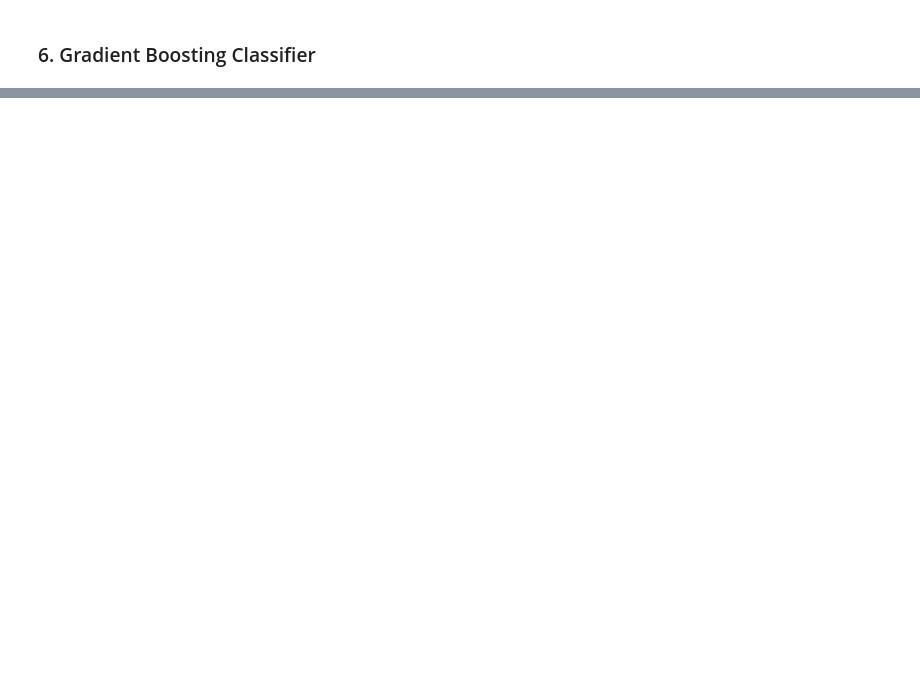
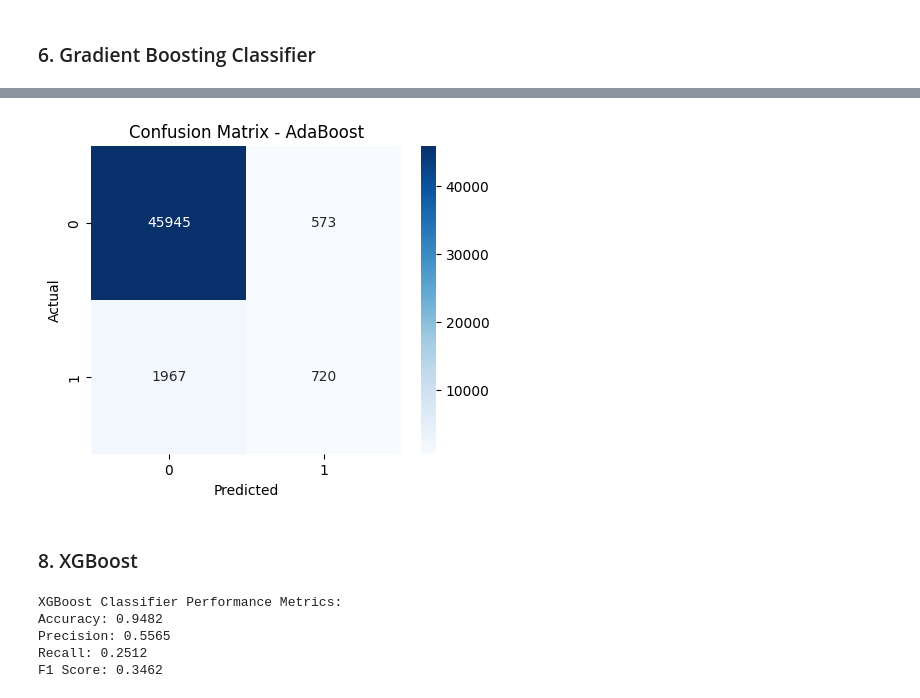
Before and after one commit to ParthGadekar0631/Heart_Disease_Prediction, a Jupyter notebook: Heart_Disease_Prediction.ipynb, the cells around one changed output, grey strips where cells are left out. Saved outputs shown, nothing was run; the diff lists cells and outputs as text; code cells hidden in the pictures; blank space fills up the shorter version.

```diff
--- a/Heart_Disease_Prediction.ipynb
+++ b/Heart_Disease_Prediction.ipynb
@@ -394,0 +511,7 @@ plt.show()
+# %%
+# Initialize and Train the AdaBoost Classifier Model
+ada = AdaBoostClassifier()
+ada.fit(X_train, Y_train)
+
+# Predictions
+y_pred_ada = ada.predict(X_test)
@@ -394,0 +537,12 @@ plt.show()
+# %%
+# Plotting the actual vs predicted values
+plt.figure(figsize=(5, 4))
+sns.heatmap(confusion_matrix(Y_test, y_pred_ada), annot=True, fmt='d', cmap='Blues')
+plt.xlabel("Predicted")
+plt.ylabel("Actual")
+plt.title("Confusion Matrix - AdaBoost")
+plt.show()
+# %% [output]
+[figure, added]
+# %% [markdown]
+### 8. XGBoost
@@ -394,0 +562,13 @@ plt.show()
+# %%
+# Print the results of Model Evalution
+print("XGBoost Classifier Performance Metrics:")
+print(f"Accuracy: {acc_xgb:.4f}")
+print(f"Precision: {prec_xgb:.4f}")
+print(f"Recall: {recall_xgb:.4f}")
+print(f"F1 Score: {f1_xgb:.4f}")
+# %% [output]
+XGBoost Classifier Performance Metrics:
+Accuracy: 0.9482
+Precision: 0.5565
+Recall: 0.2512
+F1 Score: 0.3462
```
Also changed, not shown: parts of 28 cells of this notebook.
